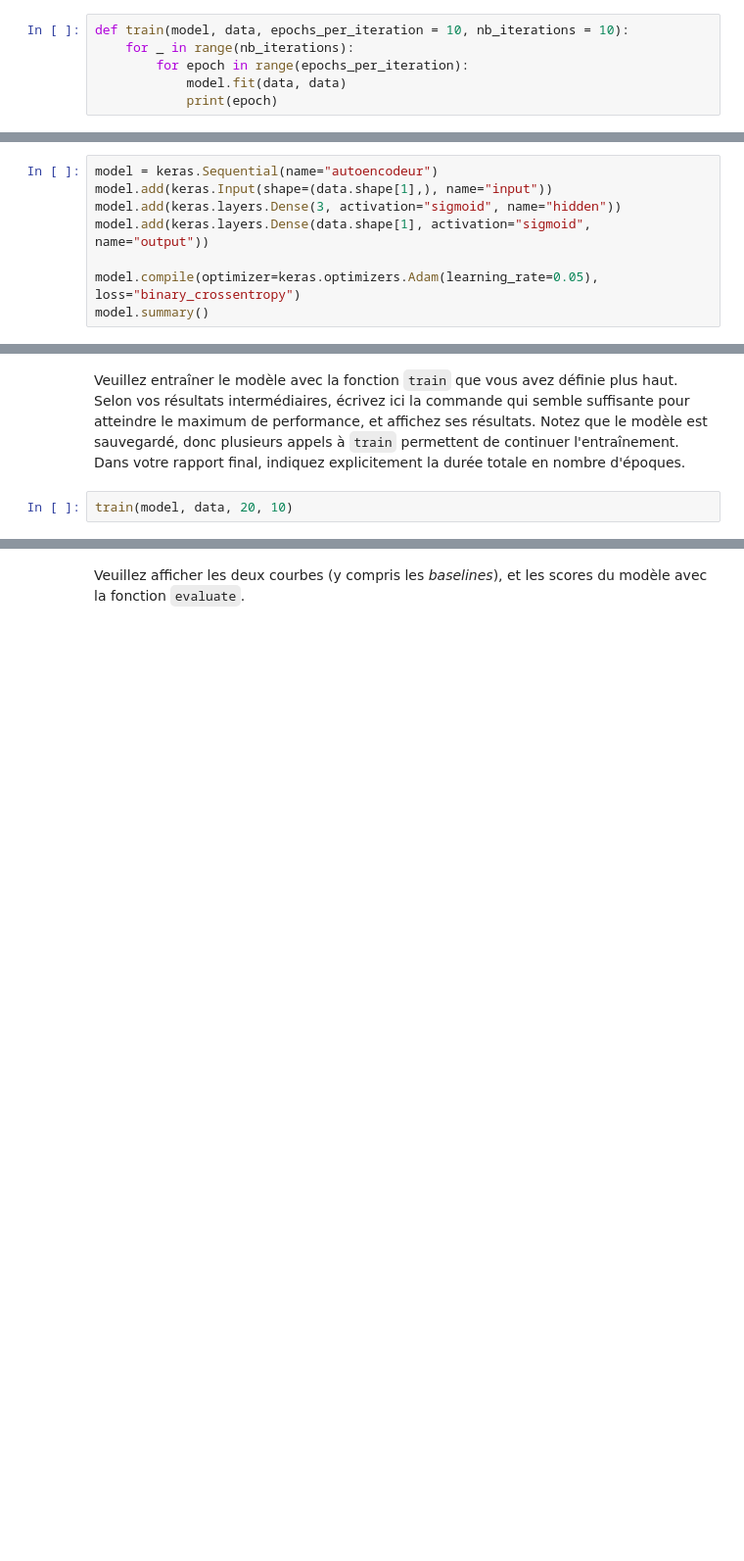
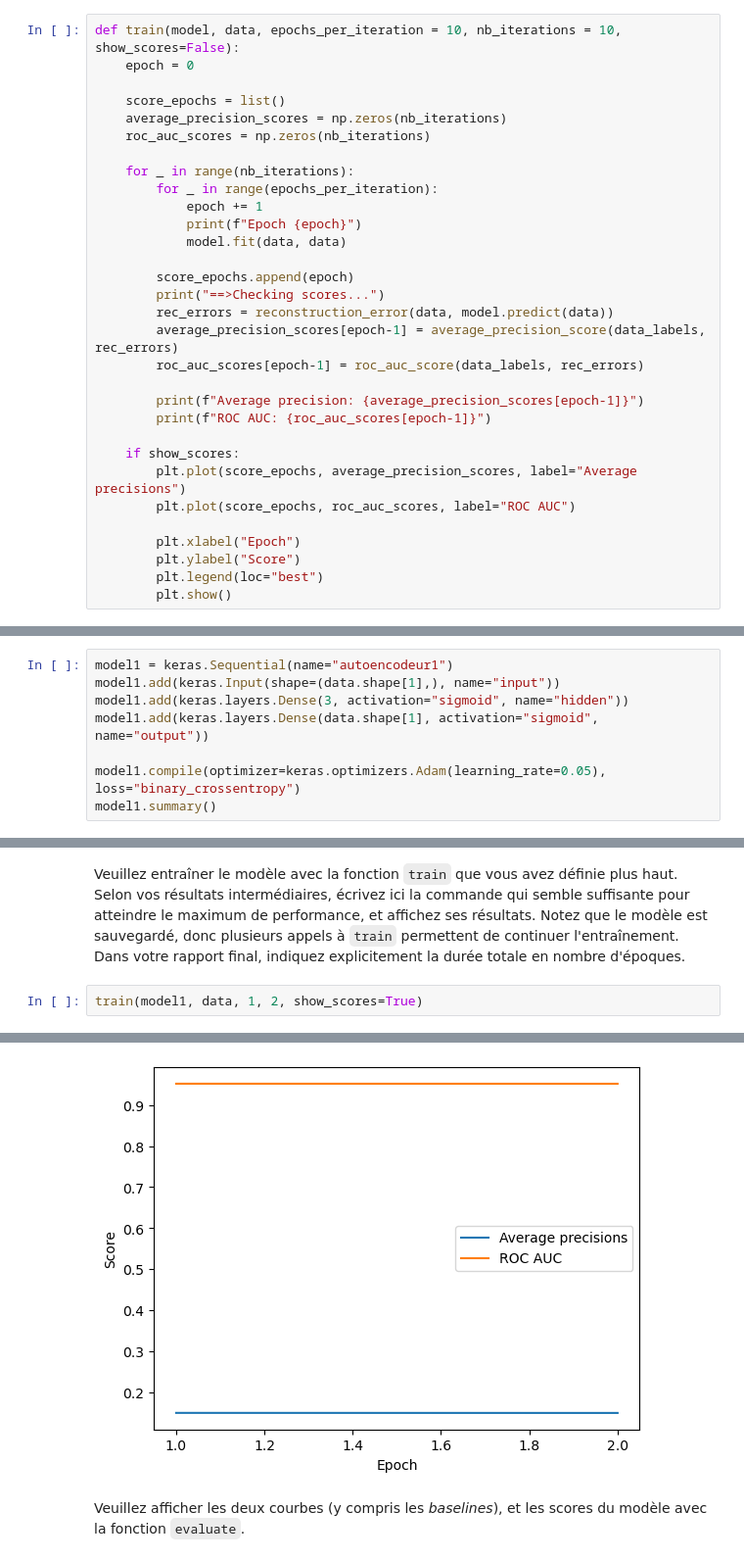
Before and after one commit to HUART1848/APN_L6, a Jupyter notebook: Labo6_Autoencodeurs_student.ipynb, the cells around one changed output, grey strips where cells are left out. Shown at 98% size. Drawn from its saved outputs; the diff is of its cells as text; blank space fills up the shorter version.

```diff
--- a/Labo6_Autoencodeurs_student.ipynb
+++ b/Labo6_Autoencodeurs_student.ipynb
@@ -193,10 +214,35 @@ Vous pouvez utiliser ces [méthodes de Keras](https://keras.io/api/models/model_
    * [model.fit(...)](https://keras.io/api/models/model_training_apis/#fit-method) pour lancer un certain nombre de pas d'entraînement (*backward pass*)
    * [model.predict(...)](https://keras.io/api/models/model_training_apis/#predict-method) pour exécuter le modèle sur des données et obtenir la sortie (*forward pass*)
 # %%
-def train(model, data, epochs_per_iteration = 10, nb_iterations = 10):
+def train(model, data, epochs_per_iteration = 10, nb_iterations = 10, show_scores=False):
+    epoch = 0
+
+    score_epochs = list()
+    average_precision_scores = np.zeros(nb_iterations)
+    roc_auc_scores = np.zeros(nb_iterations)
+
     for _ in range(nb_iterations):
-        for epoch in range(epochs_per_iteration):
+        for _ in range(epochs_per_iteration):
+            epoch += 1
+            print(f"Epoch {epoch}")
             model.fit(data, data)
-            print(epoch)
+
+        score_epochs.append(epoch)
+        print("==>Checking scores...")
+        rec_errors = reconstruction_error(data, model.predict(data))
+        average_precision_scores[epoch-1] = average_precision_score(data_labels, rec_errors)
+        roc_auc_scores[epoch-1] = roc_auc_score(data_labels, rec_errors)
+
+        print(f"Average precision: {average_precision_scores[epoch-1]}")
+        print(f"ROC AUC: {roc_auc_scores[epoch-1]}")
+
+    if show_scores:
+        plt.plot(score_epochs, average_precision_scores, label="Average precisions")
+        plt.plot(score_epochs, roc_auc_scores, label="ROC AUC")
+
+        plt.xlabel("Epoch")
+        plt.ylabel("Score")
+        plt.legend(loc="best")
+        plt.show()
 # %%
 def evaluate(model, data, data_labels):
@@ -213,9 +259,9 @@ def tf_reconstruction_error(X_orig, X_pred):
 # %%
-model = keras.Sequential(name="autoencodeur")
-model.add(keras.Input(shape=(data.shape[1],), name="input"))
-model.add(keras.layers.Dense(3, activation="sigmoid", name="hidden"))
-model.add(keras.layers.Dense(data.shape[1], activation="sigmoid", name="output"))
+model1 = keras.Sequential(name="autoencodeur1")
+model1.add(keras.Input(shape=(data.shape[1],), name="input"))
+model1.add(keras.layers.Dense(3, activation="sigmoid", name="hidden"))
+model1.add(keras.layers.Dense(data.shape[1], activation="sigmoid", name="output"))
 
-model.compile(optimizer=keras.optimizers.Adam(learning_rate=0.05), loss="binary_crossentropy")
-model.summary()
+model1.compile(optimizer=keras.optimizers.Adam(learning_rate=0.05), loss="binary_crossentropy")
+model1.summary()
 # %% [output]
@@ -239,5 +285,5 @@ _________________________________________________________________
 # %% [markdown]
 Veuillez entraîner le modèle avec la fonction `train` que vous avez définie plus haut.  Selon vos résultats intermédiaires, écrivez ici la commande qui semble suffisante pour atteindre le maximum de performance, et affichez ses résultats.  Notez que le modèle est sauvegardé, donc plusieurs appels à `train` permettent de continuer l'entraînement.  Dans votre rapport final, indiquez explicitement la durée totale en nombre d'époques.
 # %%
-train(model, data, 20, 10)
+train(model1, data, 1, 2, show_scores=True)
 # %% [output]
@@ -249,3 +302,4 @@ KeyboardInterrupt
+[figure, added]
 # %% [markdown]
 Veuillez afficher les deux courbes (y compris les *baselines*), et les scores du modèle avec la fonction `evaluate`.
 # %%
```
Also changed, not shown: parts of 18 cells of this notebook, 1 other file.
